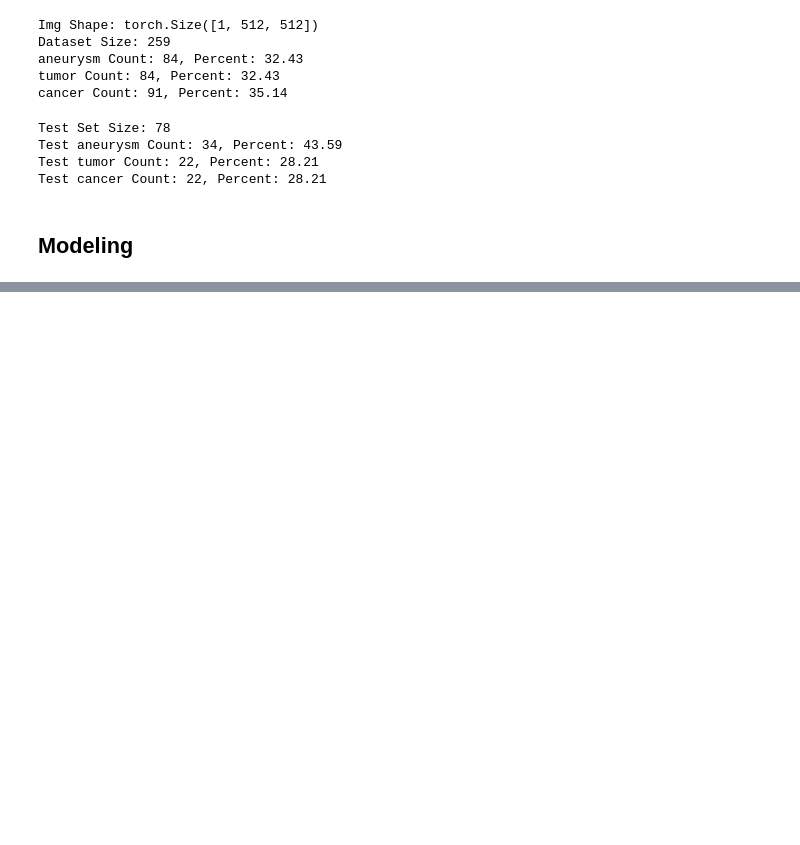
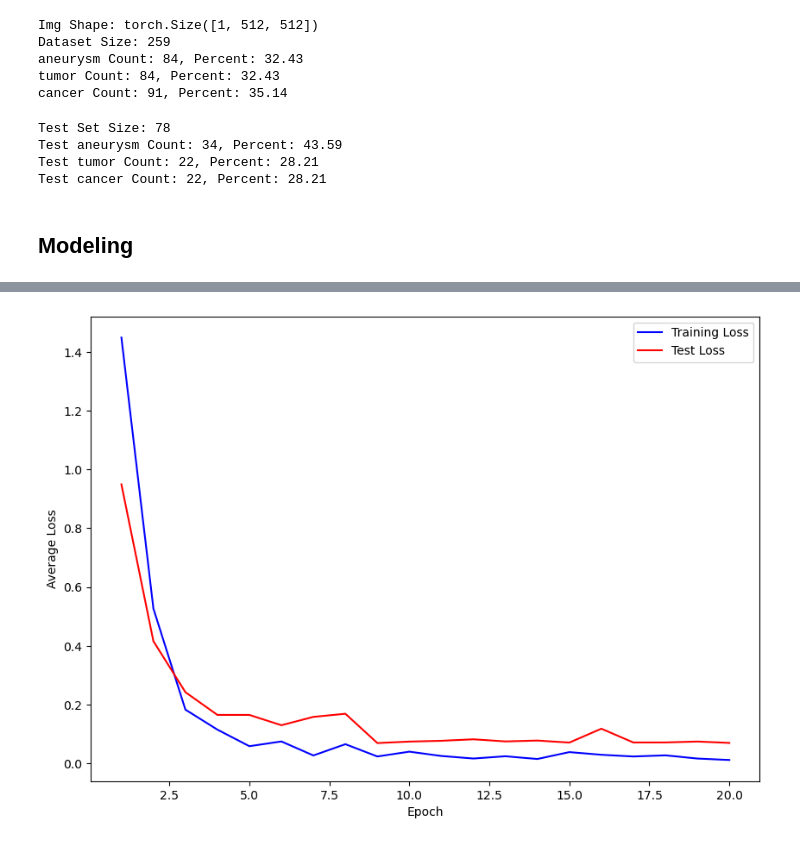
Before and after one commit to talanthier/cs273p_project, a Jupyter notebook: notebooks/brain_train.ipynb, the cells around one changed output, grey strips where cells are left out. Saved outputs shown, nothing was run; the diff lists cells and outputs as text; code cells hidden in the pictures; blank space fills up the shorter version.

```diff
--- a/notebooks/brain_train.ipynb
+++ b/notebooks/brain_train.ipynb
@@ -209,0 +210,12 @@ Epoch 12
+# %%
+arr_results = np.array(results)
+fig = plt.figure(figsize = (10,7))
+plt.plot(arr_results[:, 0], arr_results[:, 1], label = 'Training Loss', c = 'b')
+plt.plot(arr_results[:, 0], arr_results[:, 2], label = 'Test Loss', c = 'r')
+plt.suptitle('')
+plt.xlabel('Epoch')
+plt.ylabel('Average Loss')
+plt.legend()
+plt.show()
+# %% [output]
+[figure, added]
```
Also changed, not shown: parts of 3 cells of this notebook.
